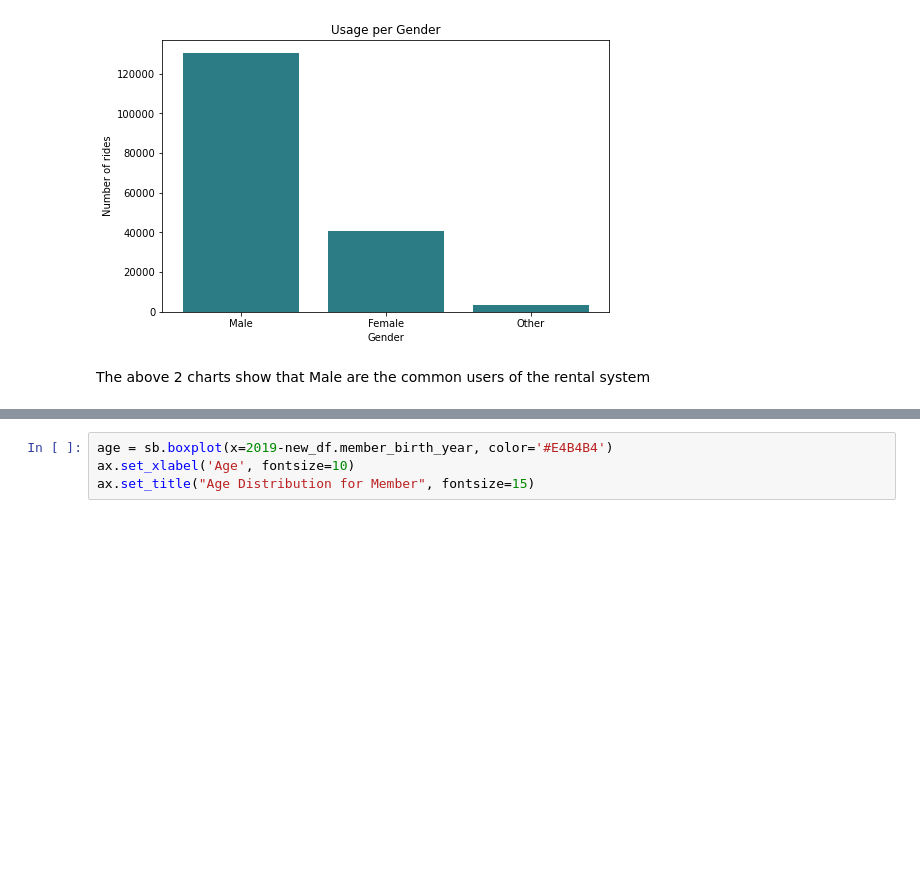
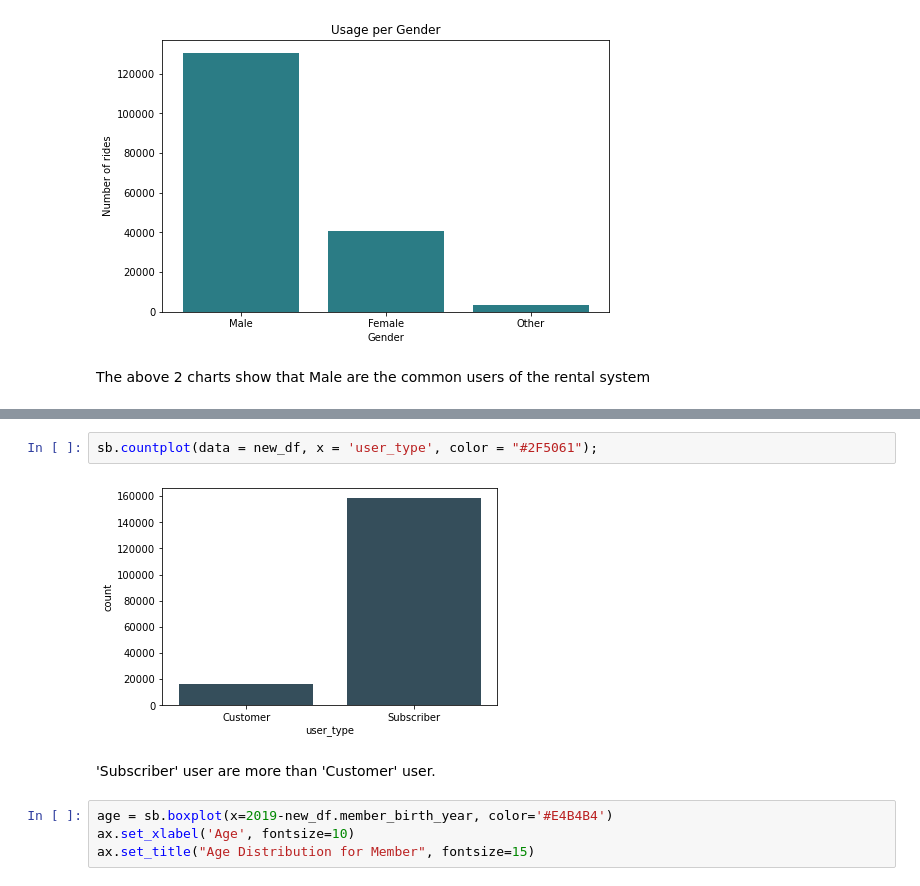
Before and after one commit to hagerElsehaimy/communicate-data-findings-FordGoBike, a Jupyter notebook: exploration_template.ipynb, the cells around one changed output, grey strips where cells are left out. Saved outputs shown, nothing was run; the diff lists cells and outputs as text; blank space fills up the shorter version.

```diff
--- a/exploration_template.ipynb
+++ b/exploration_template.ipynb
@@ -383,3 +394,9 @@ The above 2 charts show that Male are the common users of the rental system
+# %%
+sb.countplot(data = new_df, x = 'user_type', color = "#2F5061");
+# %% [output]
+[figure, added]
+# %% [markdown]
+'Subscriber' user are more than 'Customer' user.
 # %%
 age = sb.boxplot(x=2019-new_df.member_birth_year, color='#E4B4B4')
 ax.set_xlabel('Age', fontsize=10)
```
Also changed, not shown: parts of 2 cells of this notebook.
